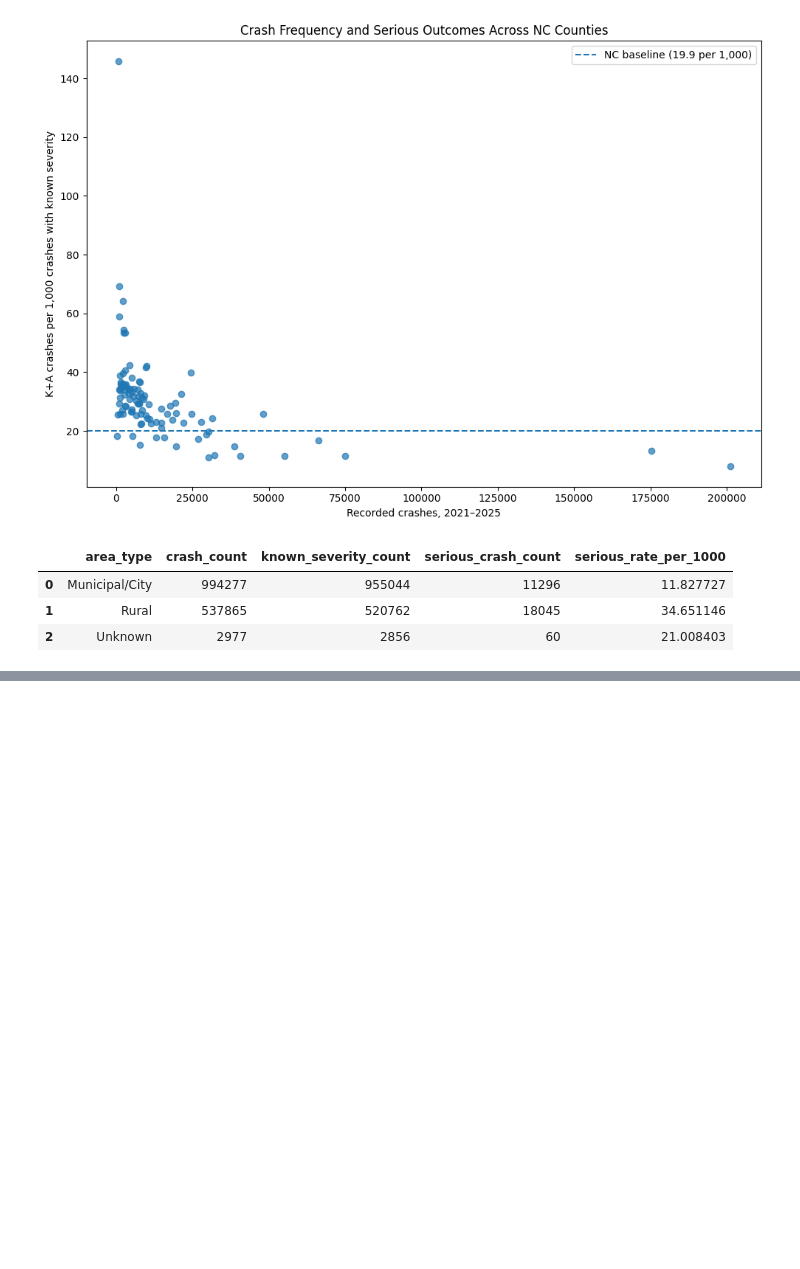
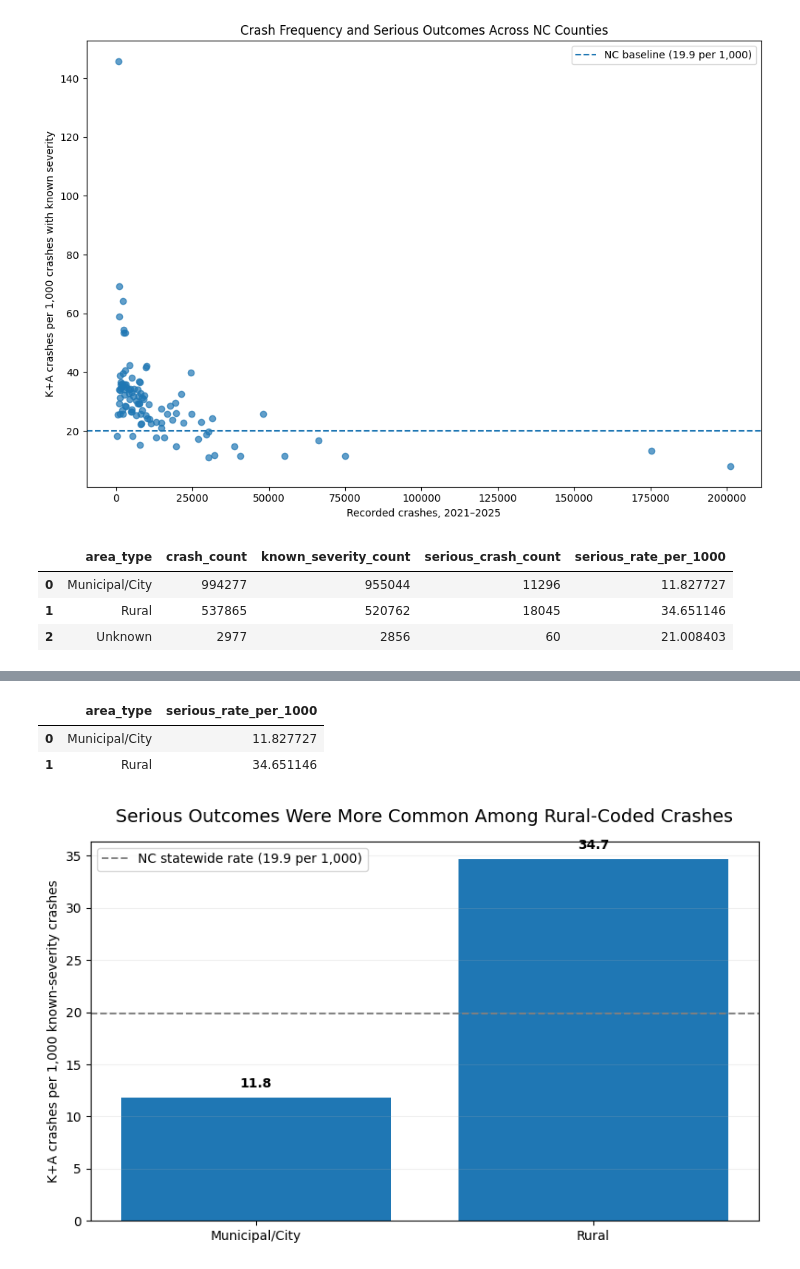
Before and after one commit to debshreechowdhury/nc-road-safety, a Jupyter notebook: notebooks/01_geography_severity_analysis.ipynb, the cells around one changed output, grey strips where cells are left out. Cells and saved outputs as stored; diff of their text form; code cells hidden in the pictures; blank space fills up the shorter version.

```diff
--- a/notebooks/01_geography_severity_analysis.ipynb
+++ b/notebooks/01_geography_severity_analysis.ipynb
@@ -412,0 +1640,77 @@ area_severity_summary
+# %%
+area_type_summary = (
+    df.loc[
+        df["area_type"].isin(
+            ["Rural", "Municipal/City"]
+        )
+    ]
+    .groupby("area_type")
+    .apply(
+        serious_rate_per_1000,
+        include_groups=False,
+    )
+    .rename("serious_rate_per_1000")
+    .reset_index()
+)
+
+area_type_summary
+# %% [output]
+|  | area_type | serious_rate_per_1000 |
+| 0 | Municipal/City | 11.827727 |
+| 1 | Rural | 34.651146 |
+# %%
+fig, ax = plt.subplots(figsize=(8, 5))
+
+bars = ax.bar(
+    area_type_summary["area_type"],
+    area_type_summary["serious_rate_per_1000"],
+)
+
+for bar, value in zip(
+    bars,
+    area_type_summary["serious_rate_per_1000"],
+):
+    ax.text(
+        bar.get_x() + bar.get_width() / 2,
+        bar.get_height() + 0.7,
+        f"{value:.1f}",
+        ha="center",
+        va="bottom",
+        fontsize=10,
+        fontweight="bold",
+    )
+
+ax.axhline(
+    statewide_serious_rate,
+    linestyle="--",
+    linewidth=1.4,
+    color="gray",
+    label=(
+        f"NC statewide rate "
+        f"({statewide_serious_rate:.1f} per 1,000)"
+    ),
+)
+
+ax.set_title(
+    "Serious Outcomes Were More Common Among Rural-Coded Crashes",
+    fontsize=14,
+    pad=15,
+)
+
+ax.set_ylabel(
+    "K+A crashes per 1,000 known-severity crashes"
+)
+
+ax.set_xlabel("")
+
+ax.legend()
+
+ax.grid(
+    axis="y",
+    alpha=0.20,
+)
+
+plt.tight_layout()
+plt.show()
+# %% [output]
+[figure, added]
```
Also changed, not shown: parts of 35 cells of this notebook, 5 other files.
